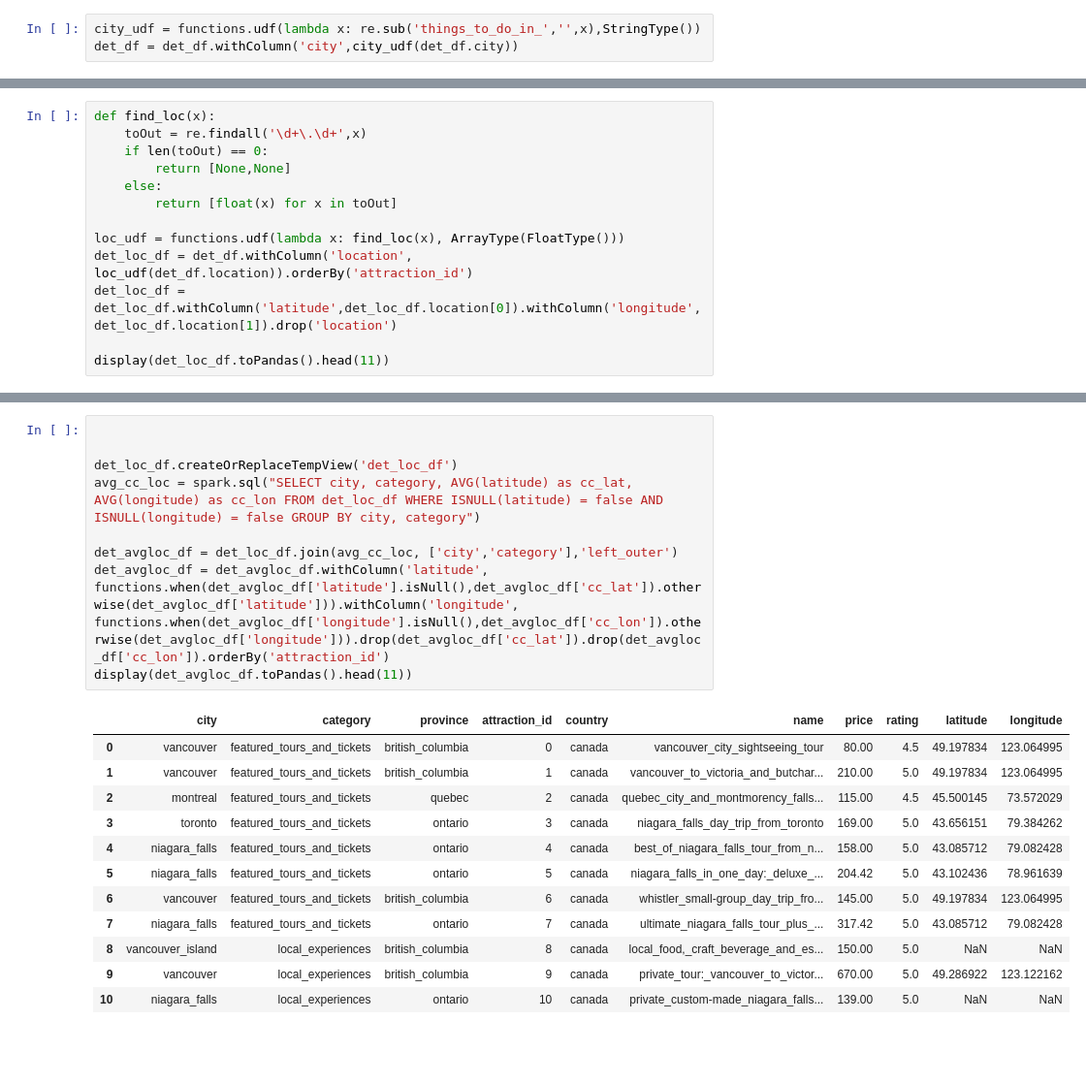
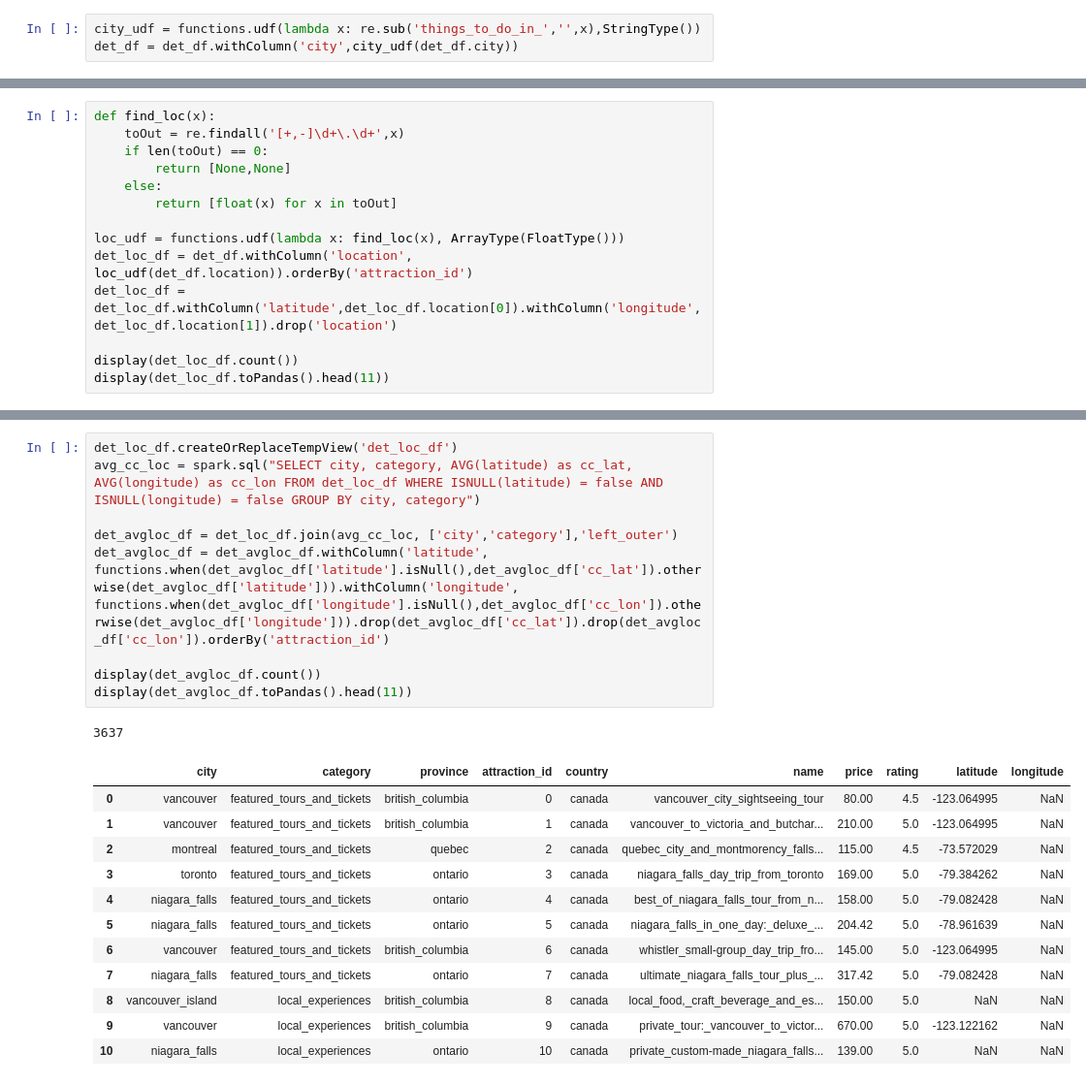
Before and after one commit to sachinnpraburaj/Intelligent-Travel-Recommendation-System, a Jupyter notebook: attraction_etl.ipynb, the cells around one changed output, grey strips where cells are left out. Shown: that part at 97% size. Cells and saved outputs as stored; diff of their text form; blank space fills up the shorter version.

```diff
--- a/attraction_etl.ipynb
+++ b/attraction_etl.ipynb
@@ -57,7 +66,7 @@ display(det_df.toPandas().head(11))
 | 10 | ontario | local_experiences | 10 | niagara_falls | canada | nil | private_custom-made_niagara_falls... | 139.00 | 5.0 |
 # %%
 def find_loc(x):
-    toOut = re.findall('\d+\.\d+',x)
+    toOut = re.findall('[+,-]\d+\.\d+',x)
     if len(toOut) == 0:
         return [None,None]
     else:
@@ -67,5 +76,6 @@ loc_udf = functions.udf(lambda x: find_loc(x), ArrayType(FloatType()))
 det_loc_df = det_df.withColumn('location', loc_udf(det_df.location)).orderBy('attraction_id')
 det_loc_df = det_loc_df.withColumn('latitude',det_loc_df.location[0]).withColumn('longitude',det_loc_df.location[1]).drop('location')
 
+display(det_loc_df.count())
 display(det_loc_df.toPandas().head(11))
 # %% [output]
@@ -83,25 +94,26 @@ display(det_loc_df.toPandas().head(11))
 | 10 | ontario | local_experiences | 10 | niagara_falls | canada | private_custom-made_niagara_falls... | 139.00 | 5.0 | NaN | NaN |
 # %%
-
-
 det_loc_df.createOrReplaceTempView('det_loc_df')
 avg_cc_loc = spark.sql("SELECT city, category, AVG(latitude) as cc_lat, AVG(longitude) as cc_lon FROM det_loc_df WHERE ISNULL(latitude) = false AND ISNULL(longitude) = false GROUP BY city, category")
 
 det_avgloc_df = det_loc_df.join(avg_cc_loc, ['city','category'],'left_outer')
 det_avgloc_df = det_avgloc_df.withColumn('latitude', functions.when(det_avgloc_df['latitude'].isNull(),det_avgloc_df['cc_lat']).otherwise(det_avgloc_df['latitude'])).withColumn('longitude', functions.when(det_avgloc_df['longitude'].isNull(),det_avgloc_df['cc_lon']).otherwise(det_avgloc_df['longitude'])).drop(det_avgloc_df['cc_lat']).drop(det_avgloc_df['cc_lon']).orderBy('attraction_id')
+
+display(det_avgloc_df.count())
 display(det_avgloc_df.toPandas().head(11))
 # %% [output]
+3637
 |  | city | category | province | attraction_id | country | name | price | rating | latitude | longitude |
-| 0 | vancouver | featured_tours_and_tickets | british_columbia | 0 | canada | vancouver_city_sightseeing_tour | 80.00 | 4.5 | 49.197834 | 123.064995 |
-| 1 | vancouver | featured_tours_and_tickets | british_columbia | 1 | canada | vancouver_to_victoria_and_butchar... | 210.00 | 5.0 | 49.197834 | 123.064995 |
-| 2 | montreal | featured_tours_and_tickets | quebec | 2 | canada | quebec_city_and_montmorency_falls... | 115.00 | 4.5 | 45.500145 | 73.572029 |
-| 3 | toronto | featured_tours_and_tickets | ontario | 3 | canada | niagara_falls_day_trip_from_toronto | 169.00 | 5.0 | 43.656151 | 79.384262 |
-| 4 | niagara_falls | featured_tours_and_tickets | ontario | 4 | canada | best_of_niagara_falls_tour_from_n... | 158.00 | 5.0 | 43.085712 | 79.082428 |
-| 5 | niagara_falls | featured_tours_and_tickets | ontario | 5 | canada | niagara_falls_in_one_day:_deluxe_... | 204.42 | 5.0 | 43.102436 | 78.961639 |
-| 6 | vancouver | featured_tours_and_tickets | british_columbia | 6 | canada | whistler_small-group_day_trip_fro... | 145.00 | 5.0 | 49.197834 | 123.064995 |
-| 7 | niagara_falls | featured_tours_and_tickets | ontario | 7 | canada | ultimate_niagara_falls_tour_plus_... | 317.42 | 5.0 | 43.085712 | 79.082428 |
+| 0 | vancouver | featured_tours_and_tickets | british_columbia | 0 | canada | vancouver_city_sightseeing_tour | 80.00 | 4.5 | -123.064995 | NaN |
+| 1 | vancouver | featured_tours_and_tickets | british_columbia | 1 | canada | vancouver_to_victoria_and_butchar... | 210.00 | 5.0 | -123.064995 | NaN |
+| 2 | montreal | featured_tours_and_tickets | quebec | 2 | canada | quebec_city_and_montmorency_falls... | 115.00 | 4.5 | -73.572029 | NaN |
+| 3 | toronto | featured_tours_and_tickets | ontario | 3 | canada | niagara_falls_day_trip_from_toronto | 169.00 | 5.0 | -79.384262 | NaN |
+| 4 | niagara_falls | featured_tours_and_tickets | ontario | 4 | canada | best_of_niagara_falls_tour_from_n... | 158.00 | 5.0 | -79.082428 | NaN |
+| 5 | niagara_falls | featured_tours_and_tickets | ontario | 5 | canada | niagara_falls_in_one_day:_deluxe_... | 204.42 | 5.0 | -78.961639 | NaN |
+| 6 | vancouver | featured_tours_and_tickets | british_columbia | 6 | canada | whistler_small-group_day_trip_fro... | 145.00 | 5.0 | -123.064995 | NaN |
+| 7 | niagara_falls | featured_tours_and_tickets | ontario | 7 | canada | ultimate_niagara_falls_tour_plus_... | 317.42 | 5.0 | -79.082428 | NaN |
 | 8 | vancouver_island | local_experiences | british_columbia | 8 | canada | local_food,_craft_beverage_and_es... | 150.00 | 5.0 | NaN | NaN |
-| 9 | vancouver | local_experiences | british_columbia | 9 | canada | private_tour:_vancouver_to_victor... | 670.00 | 5.0 | 49.286922 | 123.122162 |
+| 9 | vancouver | local_experiences | british_columbia | 9 | canada | private_tour:_vancouver_to_victor... | 670.00 | 5.0 | -123.122162 | NaN |
 | 10 | niagara_falls | local_experiences | ontario | 10 | canada | private_custom-made_niagara_falls... | 139.00 | 5.0 | NaN | NaN |
 # %%
 def get_loc(address, position, maps_key='AIzaSyC2jxjbR_svb9EjCeMBivCNEcCaaxdEYIA'):
```
Also changed, not shown: parts of 13 cells of this notebook.
